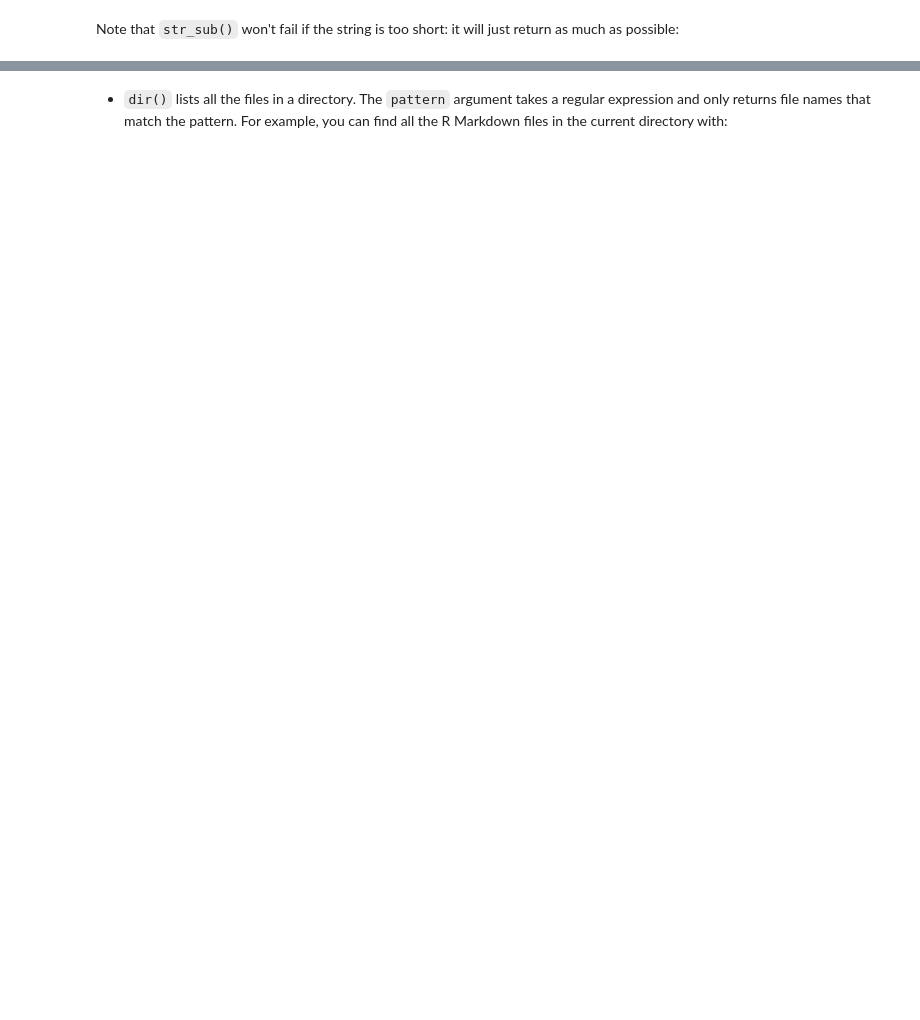
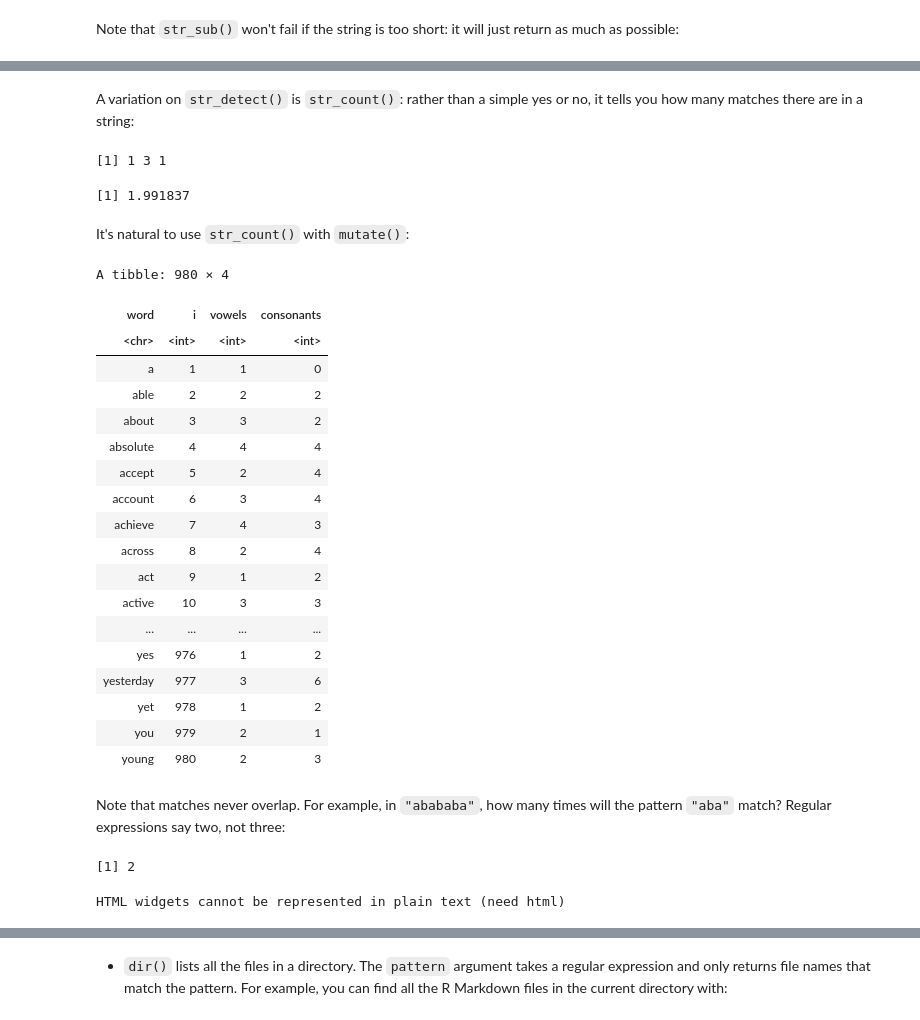
Before and after one commit to fralfaro/r4ds-book, a Jupyter notebook: docs/14_strings.ipynb, the cells around one changed output, grey strips where cells are left out. Saved outputs shown, nothing was run; the diff lists cells and outputs as text; code cells hidden in the pictures; blank space fills up the shorter version.

```diff
--- a/docs/14_strings.ipynb
+++ b/docs/14_strings.ipynb
@@ -732,0 +689,7 @@ The are a bunch of other places you can use regular expressions outside of strin
+# %%
+df <- tibble(
+  word = words,
+  i = seq_along(word)
+)
+df %>%
+  filter(str_detect(word, "x$"))
@@ -732,0 +704,52 @@ The are a bunch of other places you can use regular expressions outside of strin
+# %% [markdown]
+
+A variation on `str_detect()` is `str_count()`: rather than a simple yes or no, it tells you how many matches there are in a string:
+# %%
+x <- c("apple", "banana", "pear")
+str_count(x, "a")
+
+# On average, how many vowels per word?
+mean(str_count(words, "[aeiou]"))
+# %% [output]
+[1] 1 3 1
+[1] 1.991837
+# %% [markdown]
+
+It's natural to use `str_count()` with `mutate()`:
+# %%
+df %>%
+  mutate(
+    vowels = str_count(word, "[aeiou]"),
+    consonants = str_count(word, "[^aeiou]")
+  )
+# %% [output]
+A tibble: 980 × 4
+| word | i | vowels | consonants |
+| <chr> | <int> | <int> | <int> |
+| a | 1 | 1 | 0 |
+| able | 2 | 2 | 2 |
+| about | 3 | 3 | 2 |
+| absolute | 4 | 4 | 4 |
+| accept | 5 | 2 | 4 |
+| account | 6 | 3 | 4 |
+| achieve | 7 | 4 | 3 |
+| across | 8 | 2 | 4 |
+| act | 9 | 1 | 2 |
+| active | 10 | 3 | 3 |
+| ... | ... | ... | ... |
+| yes | 976 | 1 | 2 |
+| yesterday | 977 | 3 | 6 |
+| yet | 978 | 1 | 2 |
+| you | 979 | 2 | 1 |
+| young | 980 | 2 | 3 |
+# %% [markdown]
+
+Note that matches never overlap.
+For example, in `"abababa"`, how many times will the pattern `"aba"` match?
+Regular expressions say two, not three:
+# %%
+str_count("abababa", "aba")
+str_view_all("abababa", "aba")
+# %% [output]
+[1] 2
+HTML widgets cannot be represented in plain text (need html)
```
Also changed, not shown: parts of 221 cells of this notebook.
